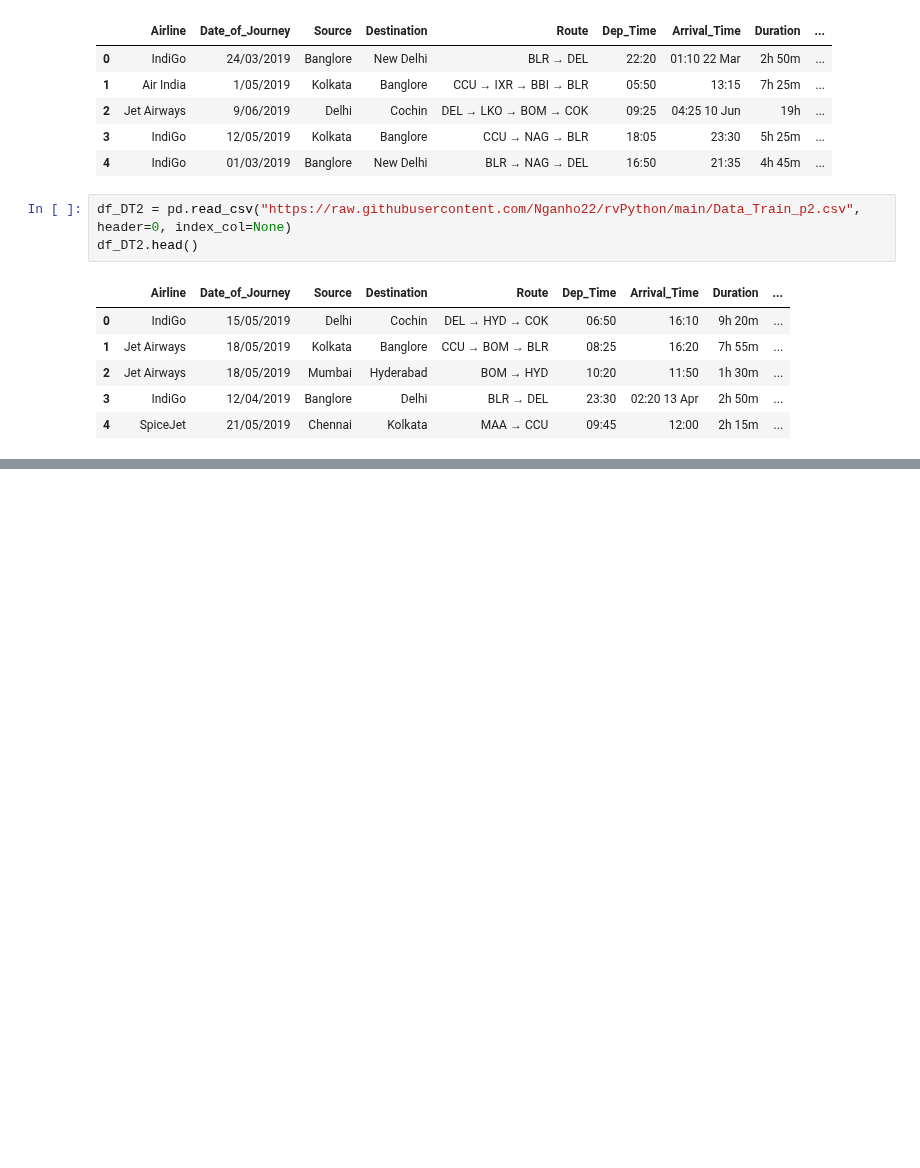
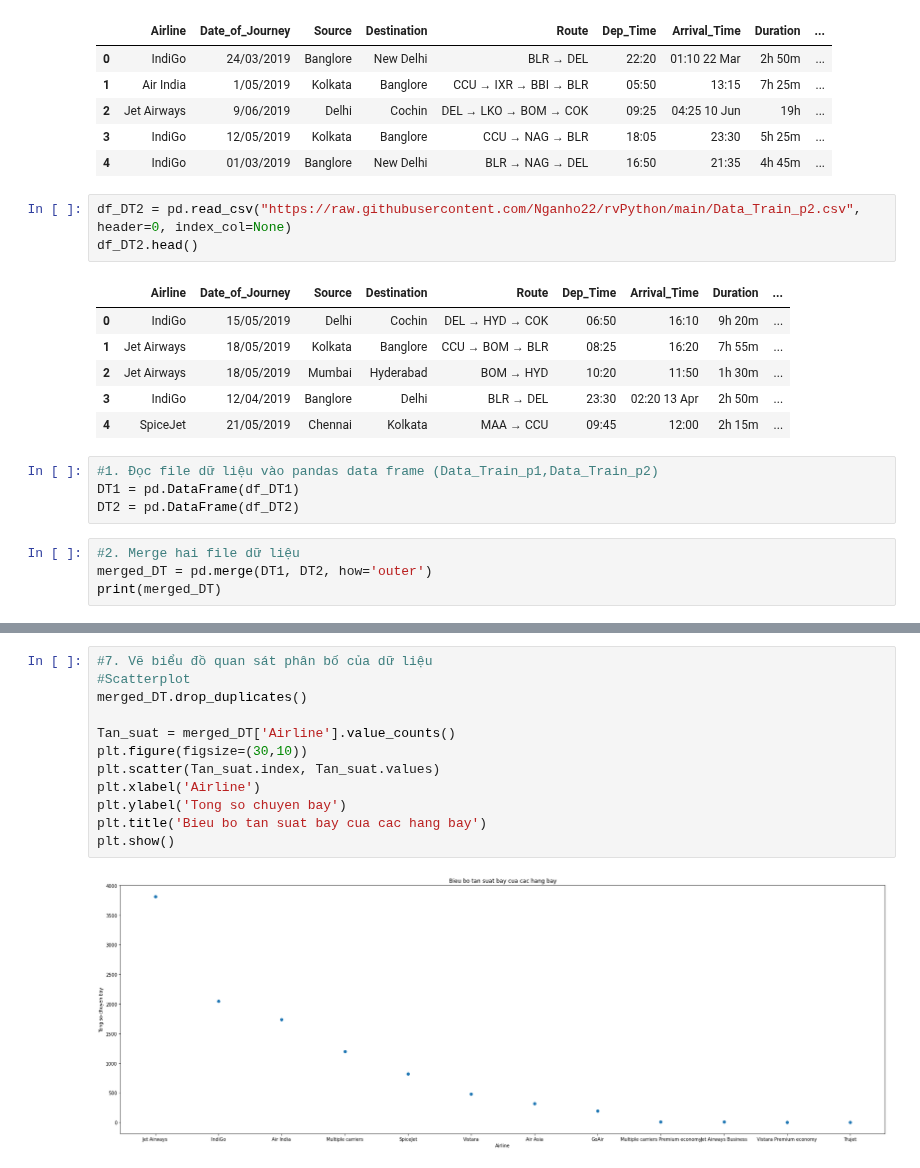
Before and after one commit to Nganho22/rvPython, a Jupyter notebook: 20127250.ipynb, the cells around one changed output, grey strips where cells are left out. Drawn from its saved outputs; the diff is of its cells as text; blank space fills up the shorter version.

```diff
--- a/20127250.ipynb
+++ b/20127250.ipynb
@@ -19,3 +25,11 @@ df_DT2.head()
 | 2 | Jet Airways | 18/05/2019 | Mumbai | Hyderabad | BOM → HYD | 10:20 | 11:50 | 1h 30m | ... |
 | 3 | IndiGo | 12/04/2019 | Banglore | Delhi | BLR → DEL | 23:30 | 02:20 13 Apr | 2h 50m | ... |
 | 4 | SpiceJet | 21/05/2019 | Chennai | Kolkata | MAA → CCU | 09:45 | 12:00 | 2h 15m | ... |
+# %%
+#1. Đọc file dữ liệu vào pandas data frame (Data_Train_p1,Data_Train_p2)
+DT1 = pd.DataFrame(df_DT1)
+DT2 = pd.DataFrame(df_DT2)
+# %%
+#2. Merge hai file dữ liệu
+merged_DT = pd.merge(DT1, DT2, how='outer')
+print(merged_DT)
@@ -21,0 +122,14 @@ df_DT2.head()
+# %%
+#7. Vẽ biểu đồ quan sát phân bố của dữ liệu
+#Scatterplot
+merged_DT.drop_duplicates()
+
+Tan_suat = merged_DT['Airline'].value_counts()
+plt.figure(figsize=(30,10))
+plt.scatter(Tan_suat.index, Tan_suat.values)
+plt.xlabel('Airline')
+plt.ylabel('Tong so chuyen bay')
+plt.title('Bieu bo tan suat bay cua cac hang bay')
+plt.show()
+# %% [output]
+[figure, added]
```
Also changed, not shown: parts of 12 cells of this notebook.
